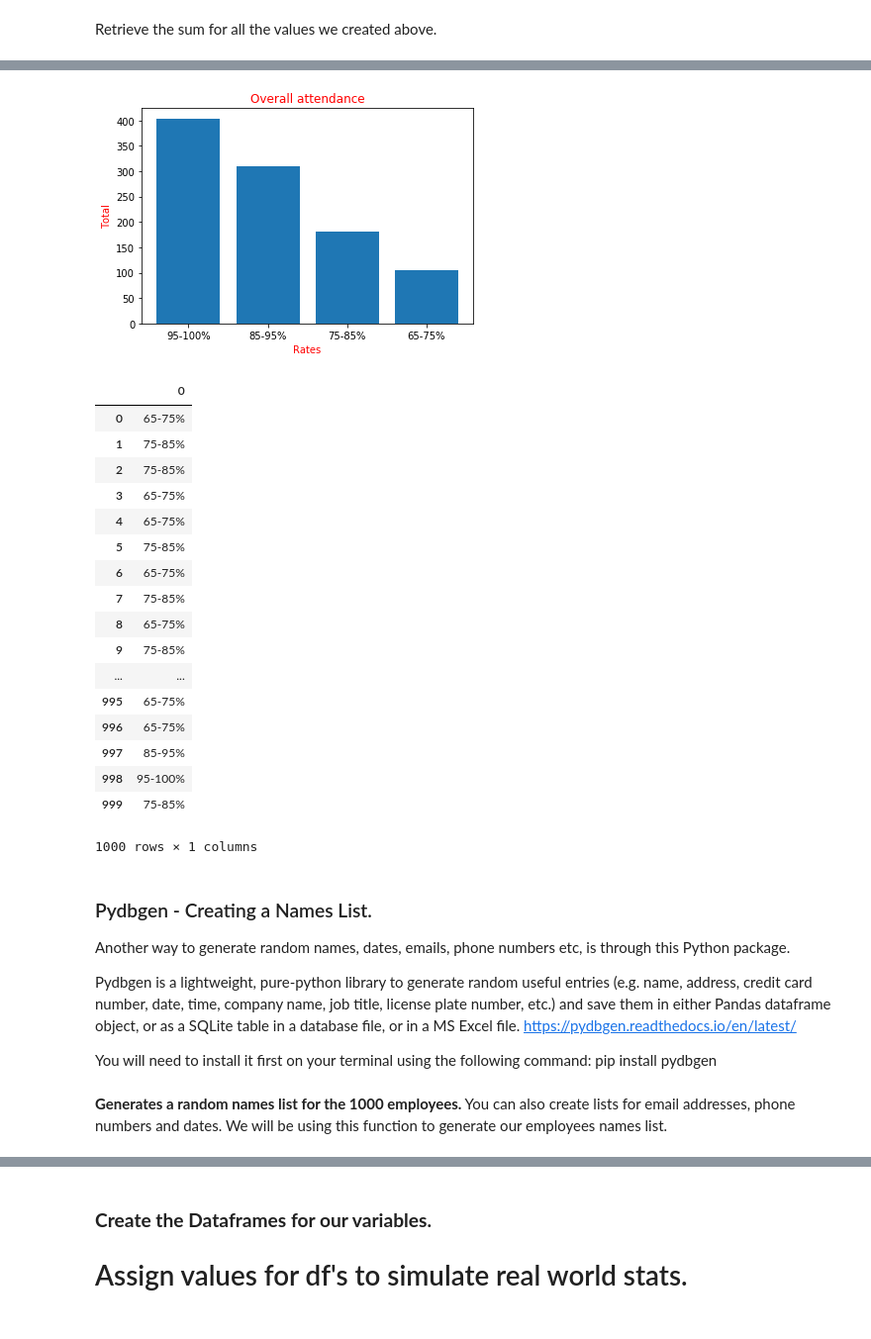
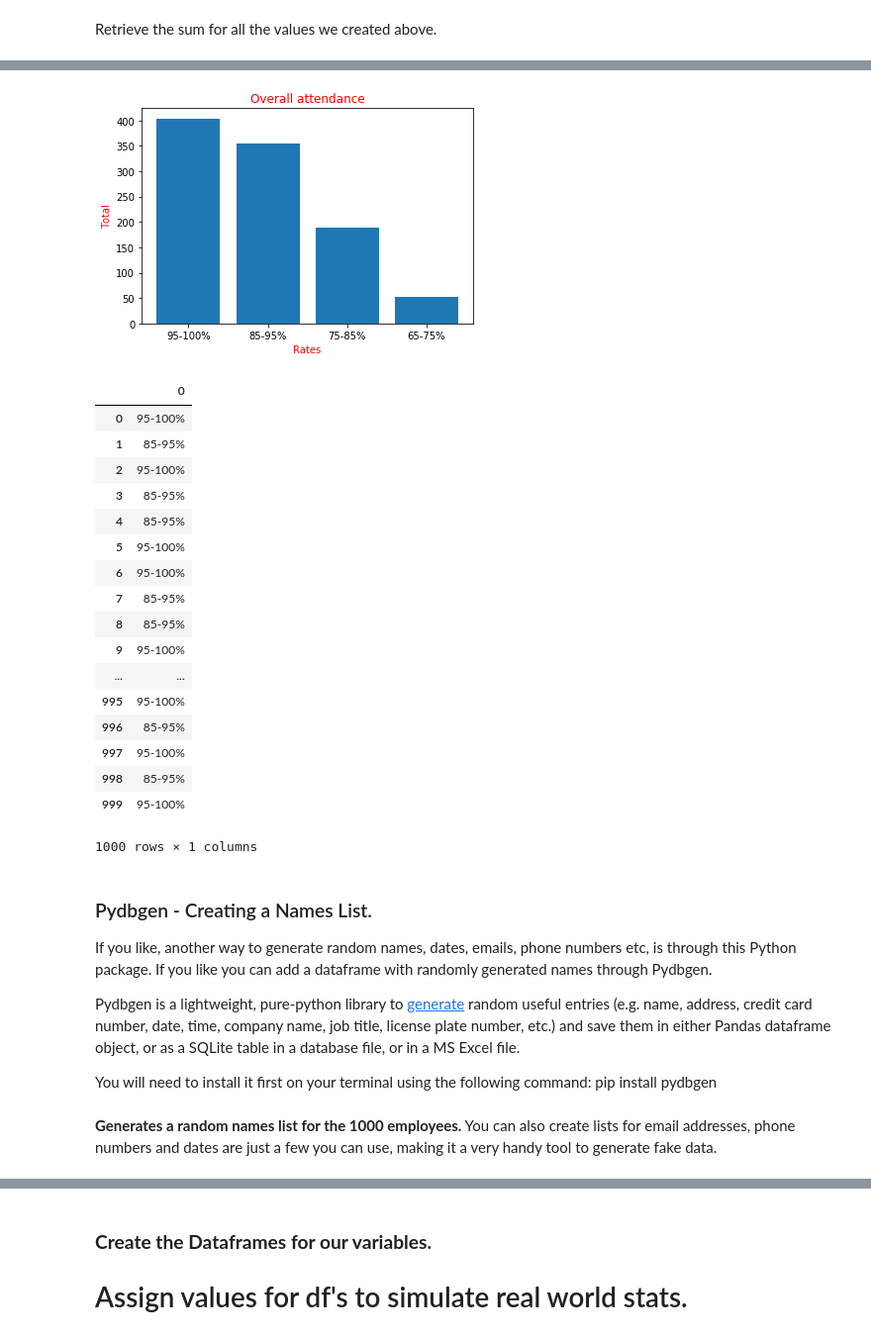
Before and after one commit to daithimarkham/Programming-for-Data-Analysis-Project-2019, a Jupyter notebook: Programming for Data Analysis Project 2019.ipynb, the cells around one changed output, grey strips where cells are left out. Shown at 99% size. Saved outputs shown, nothing was run; the diff lists cells and outputs as text; code cells hidden in the pictures.

```diff
--- a/Programming for Data Analysis Project 2019.ipynb
+++ b/Programming for Data Analysis Project 2019.ipynb
@@ -755,53 +773,56 @@ print(np.asarray((unique_elements, counts_elements))) # Displays sum of the valu
 # %%
-Reason = [404, 310, 182, 104] # Assign values from our attendance figures above.
+Reason = [404, 355, 188, 53] # Assign values from our attendance figures above.
 
 
 Barchart_names = (["95-100%", "85-95%", "75-85%", "65-75%"]) # Labels the barchart.
 
 
 y_pos = np.arange(len(Barchart_names)) # Labels the attendance values.
 
 plt.bar(y_pos, Reason) # Assigns the values we gave above for attendance.
 
 plt.xticks(y_pos, Barchart_names) # Create names on the x-axis.
 
 plt.xlabel('Rates', color="red") # Labels the X axis.
 
 
 plt.ylabel("Total", color="red") # Labels the Y axis.
 
 plt.title("Overall attendance", color="red") # Titles the chart.
 plt.show()
 # %% [output]
-[figure, old version]
+[figure, new version]
 # %%
 Attendance = (["95-100%", "85-95%", "75-85%", "65-75%"]) # Creates list for attendance record.
-df6 = pd.DataFrame(np.random.choice(Attendance, 1000)) # Using random choice return 1000 values for attendance.
+
+df6 = pd.DataFrame(np.random.choice(Attendance, 1000, p=[0.4, 0.35, 0.2, 0.05])) # Using random choice return 1000 values for attendance.
+
 df6 # Display
 # %% [output]
 |  | 0 |
-| 0 | 65-75% |
-| 1 | 75-85% |
-| 2 | 75-85% |
-| 3 | 65-75% |
-| 4 | 65-75% |
-| 5 | 75-85% |
-| 6 | 65-75% |
-| 7 | 75-85% |
-| 8 | 65-75% |
-| 9 | 75-85% |
+| 0 | 95-100% |
+| 1 | 85-95% |
+| 2 | 95-100% |
+| 3 | 85-95% |
+| 4 | 85-95% |
+| 5 | 95-100% |
+| 6 | 95-100% |
+| 7 | 85-95% |
+| 8 | 85-95% |
+| 9 | 95-100% |
 | ... | ... |
-| 995 | 65-75% |
-| 996 | 65-75% |
-| 997 | 85-95% |
-| 998 | 95-100% |
-| 999 | 75-85% |
+| 995 | 95-100% |
+| 996 | 85-95% |
+| 997 | 95-100% |
+| 998 | 85-95% |
+| 999 | 95-100% |
 1000 rows × 1 columns
 # %% [markdown]
 ### Pydbgen - Creating a Names List.
-Another way to generate random names, dates, emails, phone numbers etc, is through this Python package.
 
-Pydbgen is a lightweight, pure-python library to generate random useful entries (e.g. name, address, credit card number, date, time, company name, job title, license plate number, etc.) and save them in either Pandas dataframe object, or as a SQLite table in a database file, or in a MS Excel file. https://pydbgen.readthedocs.io/en/latest/
+If you like, another way to generate random names, dates, emails, phone numbers etc, is through this Python package. If you like you can add a dataframe with randomly generated names through Pydbgen.
+
+Pydbgen is a lightweight, pure-python library to <a href="https://pydbgen.readthedocs.io/en/latest/">generate</a> random useful entries (e.g. name, address, credit card number, date, time, company name, job title, license plate number, etc.) and save them in either Pandas dataframe object, or as a SQLite table in a database file, or in a MS Excel file.
 
 You will need to install it first on your terminal using the following command: pip install pydbgen
 # %%
@@ -811,7 +832,7 @@ myDB=pydbgen.pydb()
 # %%
 generator = pydbgen.pydb()
 # %% [markdown]
-**Generates a random names list for the 1000 employees.** You can also create lists for email addresses, phone numbers and dates. We will be using this function to generate our employees names list.
+**Generates a random names list for the 1000 employees.** You can also create lists for email addresses, phone numbers and dates are just a few you can use, making it a very handy tool to generate fake data.
 # %%
 generator.gen_data_series(num=1000,data_type='name') # From data series, generate 1000 random names.
 # %% [output]
```
Also changed, not shown: parts of 42 cells of this notebook.
